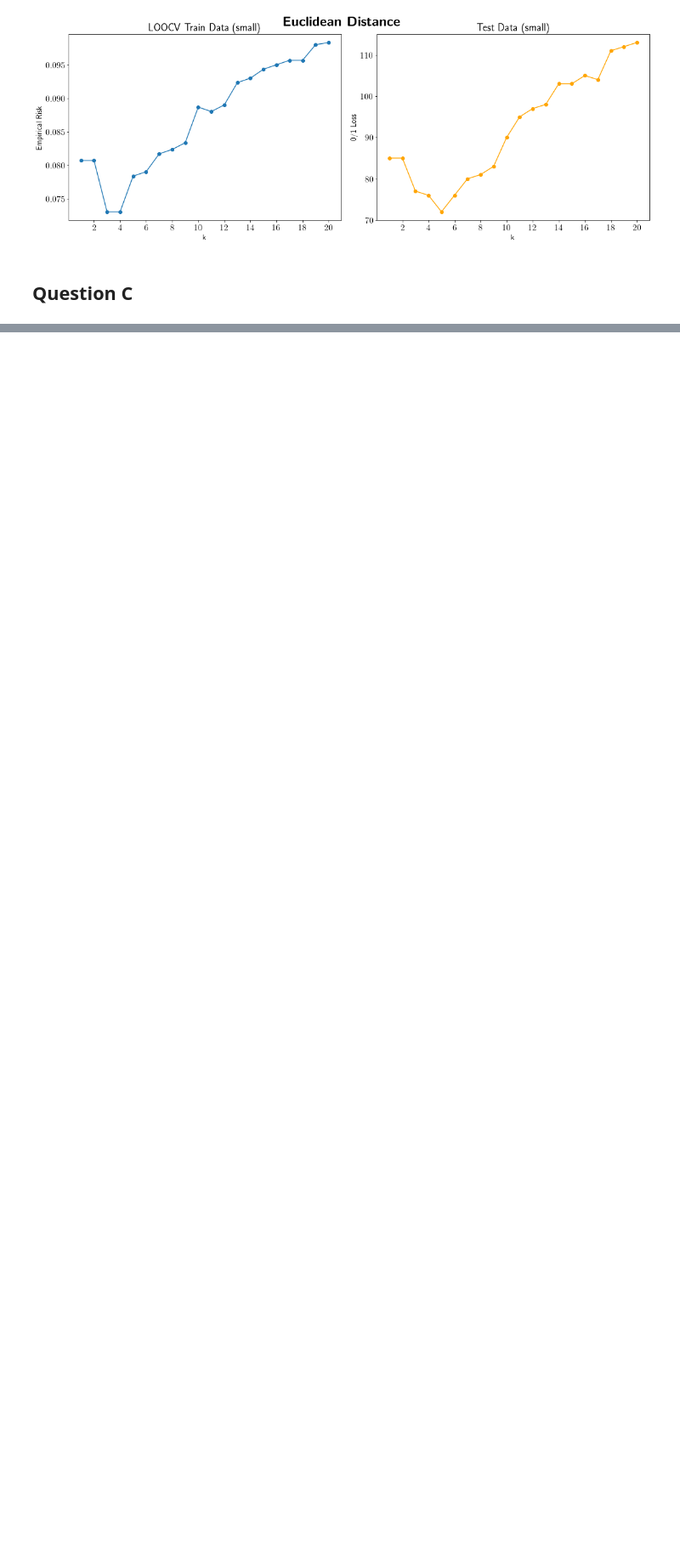
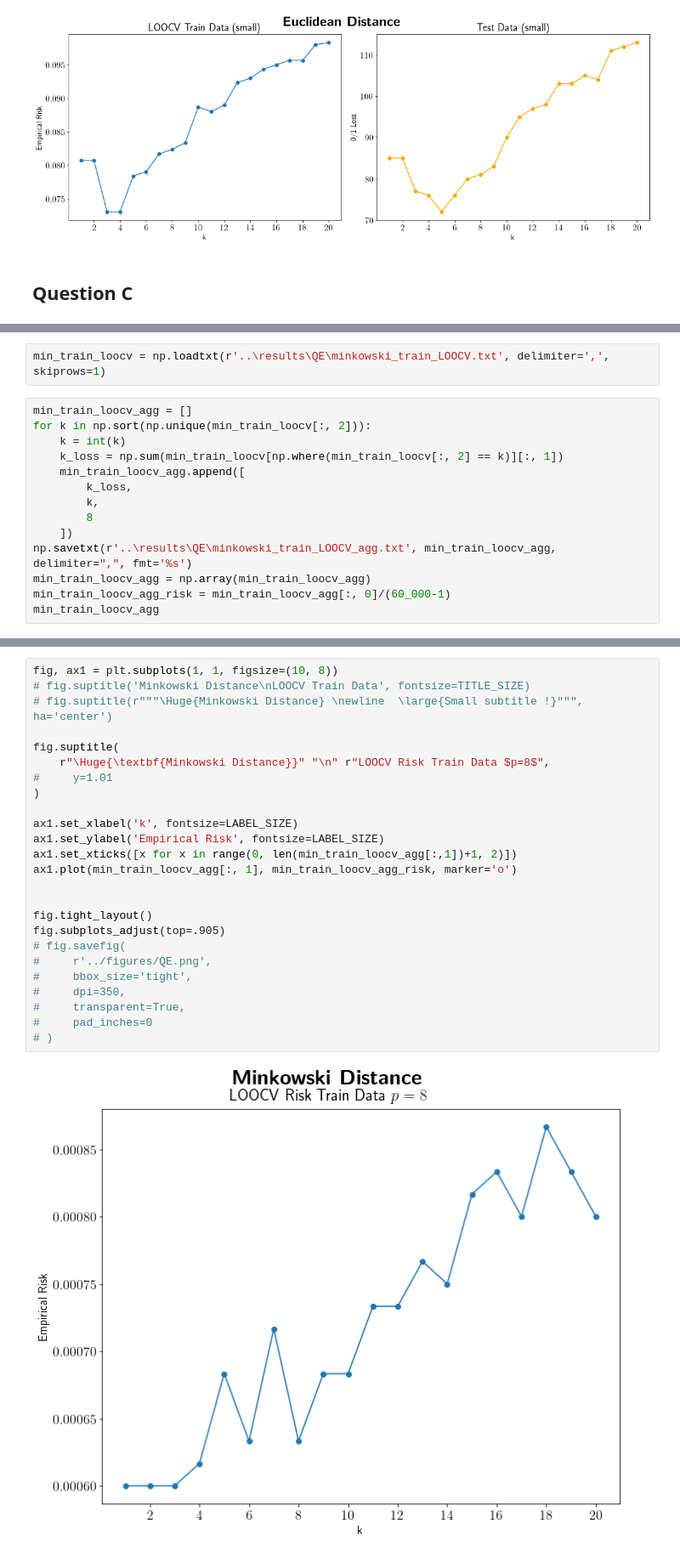
Before and after one commit to RobvanGastel/k-NN, a Jupyter notebook: notebooks/plots.ipynb, the cells around one changed output, grey strips where cells are left out. Shown: that part at 85% size. Cells and saved outputs as stored; diff of their text form; blank space fills up the shorter version.

Commit message:
Agg and generate plot for question E

```diff
--- a/notebooks/plots.ipynb
+++ b/notebooks/plots.ipynb
@@ -172,0 +155,16 @@ fig.savefig(
+# %%
+min_train_loocv = np.loadtxt(r'..\results\QE\minkowski_train_LOOCV.txt', delimiter=',', skiprows=1)
+# %%
+min_train_loocv_agg = []
+for k in np.sort(np.unique(min_train_loocv[:, 2])):
+    k = int(k)
+    k_loss = np.sum(min_train_loocv[np.where(min_train_loocv[:, 2] == k)][:, 1])
+    min_train_loocv_agg.append([
+        k_loss,
+        k,
+        8
+    ])
+np.savetxt(r'..\results\QE\minkowski_train_LOOCV_agg.txt', min_train_loocv_agg, delimiter=",", fmt='%s')
+min_train_loocv_agg = np.array(min_train_loocv_agg)
+min_train_loocv_agg_risk = min_train_loocv_agg[:, 0]/(60_000-1)
+min_train_loocv_agg
@@ -172,0 +192,27 @@ fig.savefig(
+# %%
+fig, ax1 = plt.subplots(1, 1, figsize=(10, 8))
+# fig.suptitle('Minkowski Distance\nLOOCV Train Data', fontsize=TITLE_SIZE)
+# fig.suptitle(r"""\Huge{Minkowski Distance} \newline  \large{Small subtitle !}""", ha='center')
+
+fig.suptitle(
+    r"\Huge{\textbf{Minkowski Distance}}" "\n" r"LOOCV Risk Train Data $p=8$",
+#     y=1.01
+)
+
+ax1.set_xlabel('k', fontsize=LABEL_SIZE)
+ax1.set_ylabel('Empirical Risk', fontsize=LABEL_SIZE)
+ax1.set_xticks([x for x in range(0, len(min_train_loocv_agg[:,1])+1, 2)])
+ax1.plot(min_train_loocv_agg[:, 1], min_train_loocv_agg_risk, marker='o')
+
+
+fig.tight_layout()
+fig.subplots_adjust(top=.905)
+# fig.savefig(
+#     r'../figures/QE.png',
+#     bbox_size='tight',
+#     dpi=350,
+#     transparent=True,
+#     pad_inches=0
+# )
+# %% [output]
+[figure, added]
```
Also changed, not shown: parts of 5 cells of this notebook.
